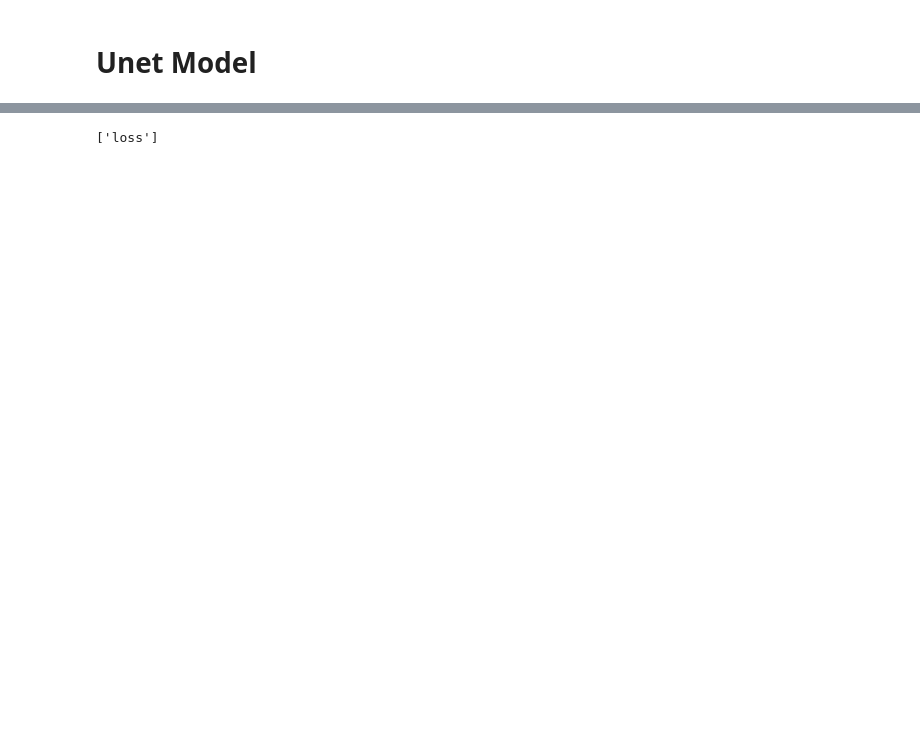
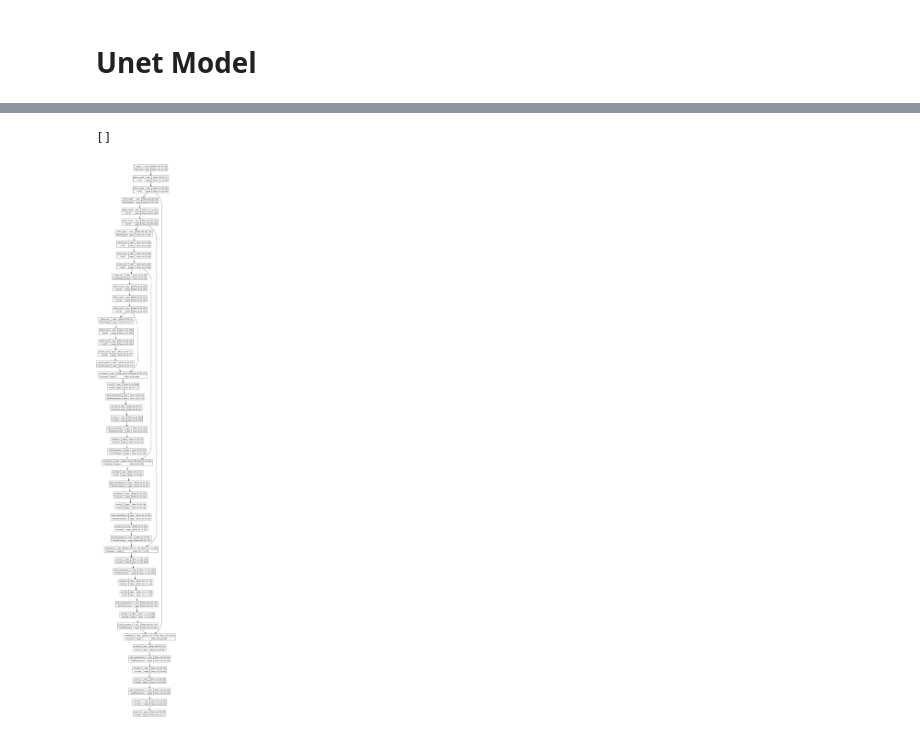
Before and after one commit to Marcellofabrizio/MV2-Project, a Jupyter notebook: unetv1.ipynb, the cells around one changed output, grey strips where cells are left out. Cells and saved outputs as stored; diff of their text form; code cells hidden in the pictures; blank space fills up the shorter version.

```diff
--- a/unetv1.ipynb
+++ b/unetv1.ipynb
@@ -380,19 +358,39 @@ Model: "VGG16_U-Net"
 # %%
+from keras.losses import binary_crossentropy
+
 def dice_coef(y_true, y_pred):
-    y_true_f = tf.keras.layers.Flatten(y_true)
+    y_true_f = K.flatten(y_true)
     y_pred = K.cast(y_pred, 'float32')
-    y_pred_f = K.cast(K.greater(tf.keras.layers.Flatten(y_pred), 0.5), 'float32')
+    y_pred_f = K.cast(K.greater(K.flatten(y_pred), 0.5), 'float32')
     intersection = y_true_f * y_pred_f
     score = 2. * K.sum(intersection) / (K.sum(y_true_f) + K.sum(y_pred_f))
     return score
+
+def dice_loss(y_true, y_pred):
+    smooth = 1.
+    y_true_f = K.flatten(y_true)
+    y_pred_f = K.flatten(y_pred)
+    intersection = y_true_f * y_pred_f
+    score = (2. * K.sum(intersection) + smooth) / (K.sum(y_true_f) + K.sum(y_pred_f) + smooth)
+    print("y_true_f", y_true_f)
+    print("Score", 1. - score)
+    return 1. - score
+
+def bce_dice_loss(y_true, y_pred):
+    print("y_true, y_pred", y_true, y_pred)
+    return binary_crossentropy(y_true, y_pred) + dice_loss(y_true, y_pred)
 # %%
-model.compile(optimizer='adam', loss='sparse_categorical_crossentropy')
+model.compile(optimizer='adam', loss=bce_dice_loss, metrics = ['accuracy'])
 mc = ModelCheckpoint(mode='max', filepath='top.weights.h5', monitor='val_dice_coef',save_best_only='True', save_weights_only='True', verbose=1)
 es = EarlyStopping(mode='max', monitor='val_dice_coef', patience=3, verbose=1)
 callbacks = [mc, es]
 model.metrics_names
 # %% [output]
-['loss']
+[]
+# %%
+plot_model(model, show_shapes=True)
+# %% [output]
+[figure, added]
 # %%
 model_history = model.fit(train_generator, steps_per_epoch=train_steps,epochs=40,callbacks=callbacks,validation_data=val_generator,validation_steps=val_steps)
 # %% [output]
```
Also changed, not shown: parts of 15 cells of this notebook.
